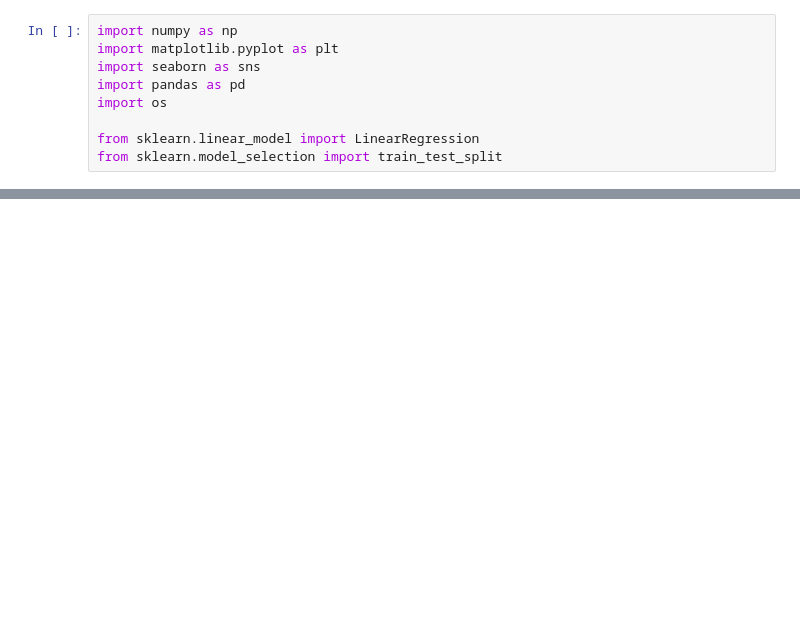
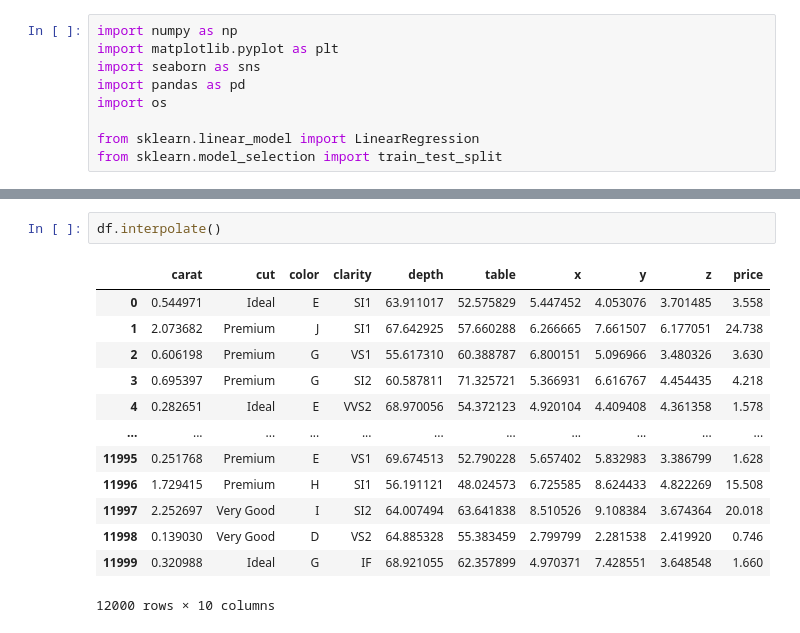
Before and after one commit to virajsanganeria/RUGVED_TaskPhase, a Jupyter notebook: rugvedt2.ipynb, the cells around one changed output, grey strips where cells are left out. Cells and saved outputs as stored; diff of their text form; blank space fills up the shorter version.

```diff
--- a/rugvedt2.ipynb
+++ b/rugvedt2.ipynb
@@ -14,0 +70,16 @@ FileNotFoundError: [Errno 2] No such file or directory: 'train1.csv'
+# %%
+df.interpolate()
+# %% [output]
+|  | carat | cut | color | clarity | depth | table | x | y | z | price |
+| 0 | 0.544971 | Ideal | E | SI1 | 63.911017 | 52.575829 | 5.447452 | 4.053076 | 3.701485 | 3.558 |
+| 1 | 2.073682 | Premium | J | SI1 | 67.642925 | 57.660288 | 6.266665 | 7.661507 | 6.177051 | 24.738 |
+| 2 | 0.606198 | Premium | G | VS1 | 55.617310 | 60.388787 | 6.800151 | 5.096966 | 3.480326 | 3.630 |
+| 3 | 0.695397 | Premium | G | SI2 | 60.587811 | 71.325721 | 5.366931 | 6.616767 | 4.454435 | 4.218 |
+| 4 | 0.282651 | Ideal | E | VVS2 | 68.970056 | 54.372123 | 4.920104 | 4.409408 | 4.361358 | 1.578 |
+| ... | ... | ... | ... | ... | ... | ... | ... | ... | ... | ... |
+| 11995 | 0.251768 | Premium | E | VS1 | 69.674513 | 52.790228 | 5.657402 | 5.832983 | 3.386799 | 1.628 |
+| 11996 | 1.729415 | Premium | H | SI1 | 56.191121 | 48.024573 | 6.725585 | 8.624433 | 4.822269 | 15.508 |
+| 11997 | 2.252697 | Very Good | I | SI2 | 64.007494 | 63.641838 | 8.510526 | 9.108384 | 3.674364 | 20.018 |
+| 11998 | 0.139030 | Very Good | D | VS2 | 64.885328 | 55.383459 | 2.799799 | 2.281538 | 2.419920 | 0.746 |
+| 11999 | 0.320988 | Ideal | G | IF | 68.921055 | 62.357899 | 4.970371 | 7.428551 | 3.648548 | 1.660 |
+12000 rows × 10 columns
```
Also changed, not shown: parts of 27 cells of this notebook.
